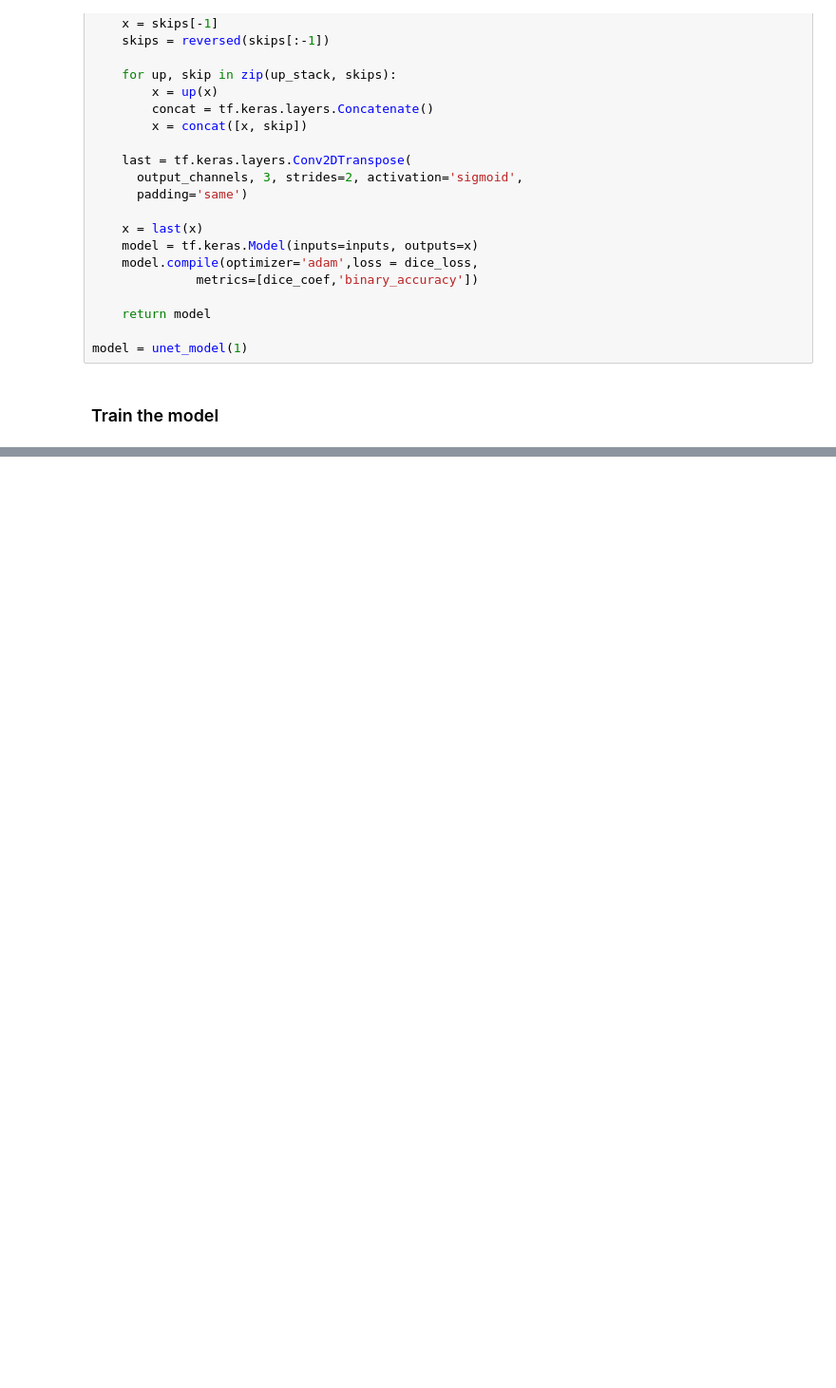
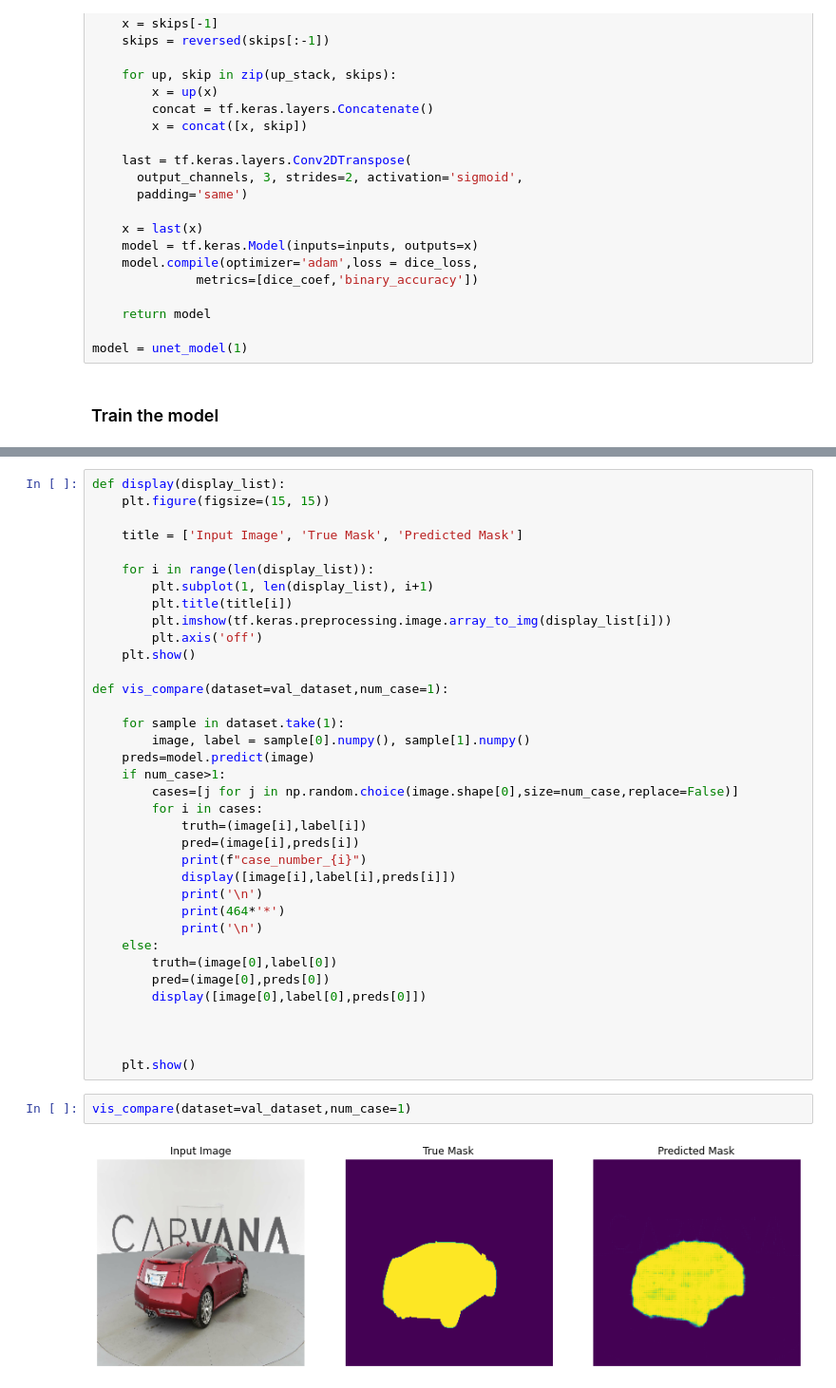
Before and after one commit to Seligmann/carvana-image-masking-challenge, a Jupyter notebook: main.ipynb, the cells around one changed output, grey strips where cells are left out. Shown: that part at 95% size. Cells and saved outputs as stored; diff of their text form; blank space fills up the shorter version.

Commit message:
visualize predictions

```diff
--- a/main.ipynb
+++ b/main.ipynb
@@ -455,0 +464,40 @@ ValueError: ignored
+# %%
+def display(display_list):
+    plt.figure(figsize=(15, 15))
+
+    title = ['Input Image', 'True Mask', 'Predicted Mask']
+
+    for i in range(len(display_list)):
+        plt.subplot(1, len(display_list), i+1)
+        plt.title(title[i])
+        plt.imshow(tf.keras.preprocessing.image.array_to_img(display_list[i]))
+        plt.axis('off')
+    plt.show()
+
+def vis_compare(dataset=val_dataset,num_case=1):
+
+    for sample in dataset.take(1):
+        image, label = sample[0].numpy(), sample[1].numpy()
+    preds=model.predict(image)
+    if num_case>1:
+        cases=[j for j in np.random.choice(image.shape[0],size=num_case,replace=False)]
+        for i in cases:
+            truth=(image[i],label[i])
+            pred=(image[i],preds[i])
+            print(f"case_number_{i}")
+            display([image[i],label[i],preds[i]])
+            print('\n')
+            print(464*'*')
+            print('\n')
+    else:
+        truth=(image[0],label[0])
+        pred=(image[0],preds[0])
+        display([image[0],label[0],preds[0]])
+
+
+
+    plt.show()
+# %%
+vis_compare(dataset=val_dataset,num_case=1)
+# %% [output]
+[figure, added]
```
Also changed, not shown: parts of 5 cells of this notebook.
